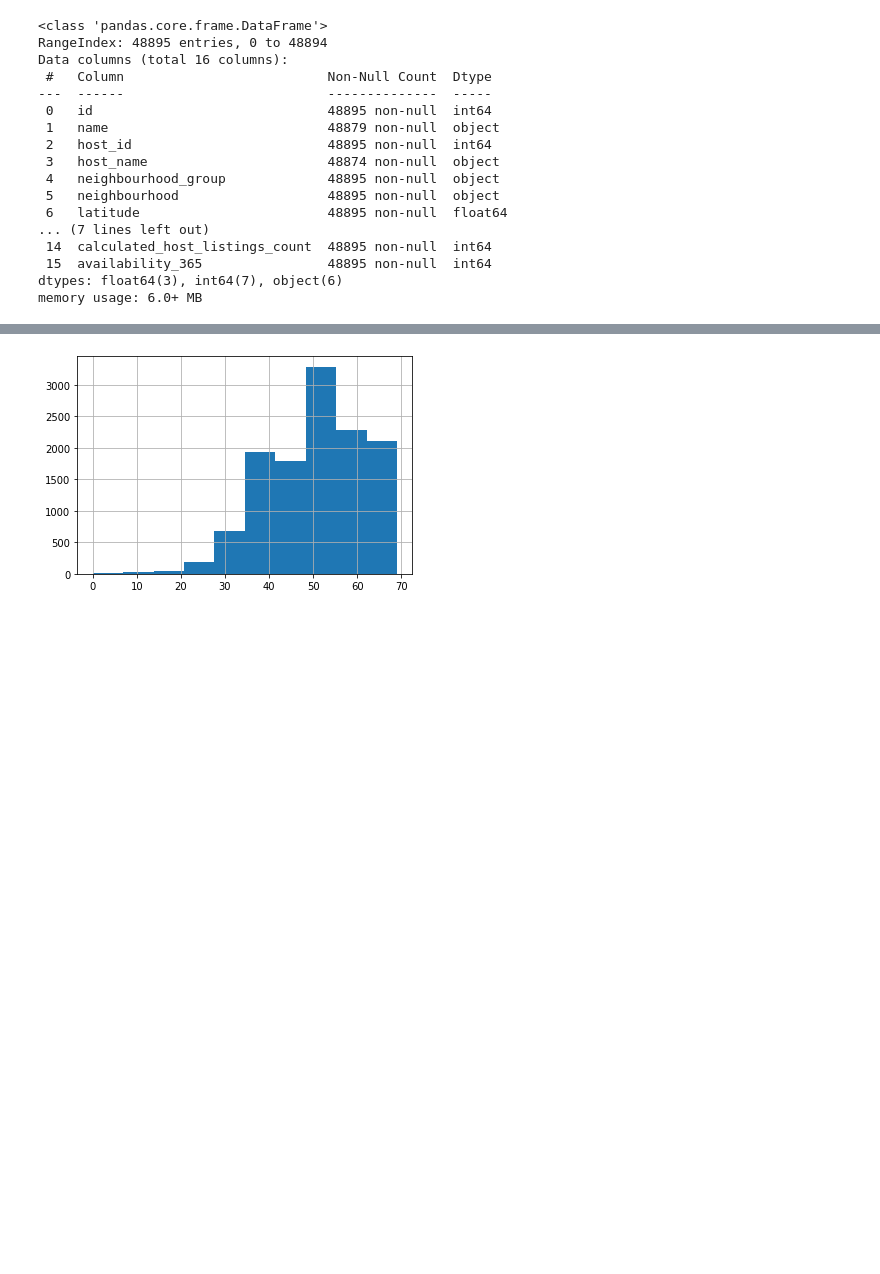
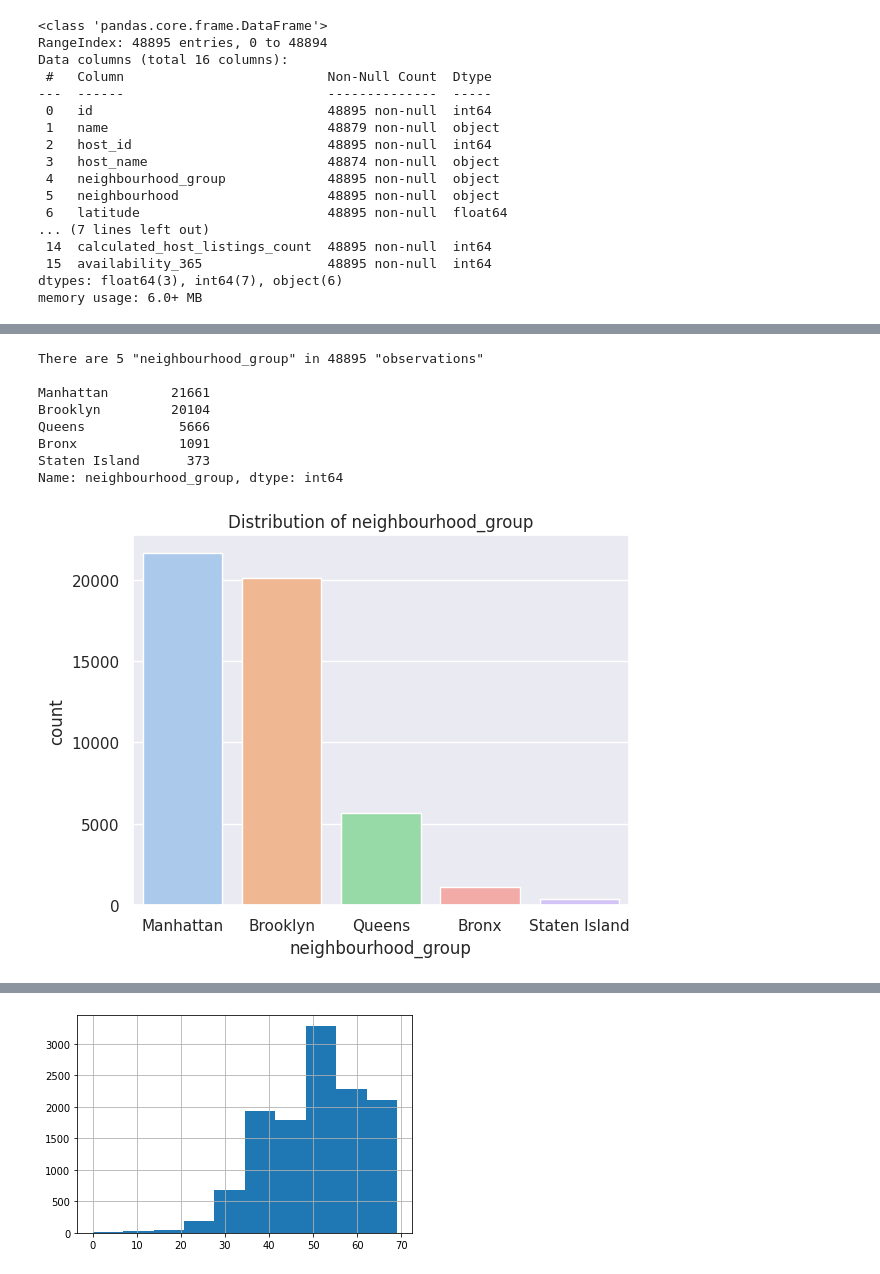
Before and after one commit to jgayosof/11.exploratory-data-analysis-proyect-tutorial, a Jupyter notebook: src/explore.ipynb, the cells around one changed output, grey strips where cells are left out. Saved outputs shown, nothing was run; the diff lists cells and outputs as text; code cells hidden in the pictures; blank space fills up the shorter version.

```diff
--- a/src/explore.ipynb
+++ b/src/explore.ipynb
@@ -105,9 +72,0 @@ Name: host_id, Length: 37457, dtype: int64
-# %%
-for var in ['neighbourhood', 'neighbourhood_group', 'room_type', 'host_id'] :
-    df[var] = pd.Categorical(df[var])
-
-df['last_review'] = df['last_review'].astype('datetime64')
-
-#Check data types
-
-df.info()
@@ -149,0 +140,23 @@ df.describe()
+# %%
+# 'neighbourhood_group' analysis
+neighbourhood_group_nunique = df['neighbourhood_group'].nunique()
+neighbourhood_group_counts = df['neighbourhood_group'].value_counts()
+print(f'There are {neighbourhood_group_nunique} "neighbourhood_group" in {df_len} "observations" \n')
+print(f'{neighbourhood_group_counts}')
+
+sns.set(style='darkgrid')
+# sns.set(style='whitegrid')
+
+sns.countplot(x=df['neighbourhood_group'], order=df['neighbourhood_group'].value_counts().index, palette='pastel')
+plt.title('Distribution of neighbourhood_group')
+plt.show()
+# %% [output]
+There are 5 "neighbourhood_group" in 48895 "observations"
+
+Manhattan        21661
+Brooklyn         20104
+Queens            5666
+Bronx             1091
+Staten Island      373
+Name: neighbourhood_group, dtype: int64
+[figure, added]
```
Also changed, not shown: parts of 26 cells of this notebook, 1 other file.
